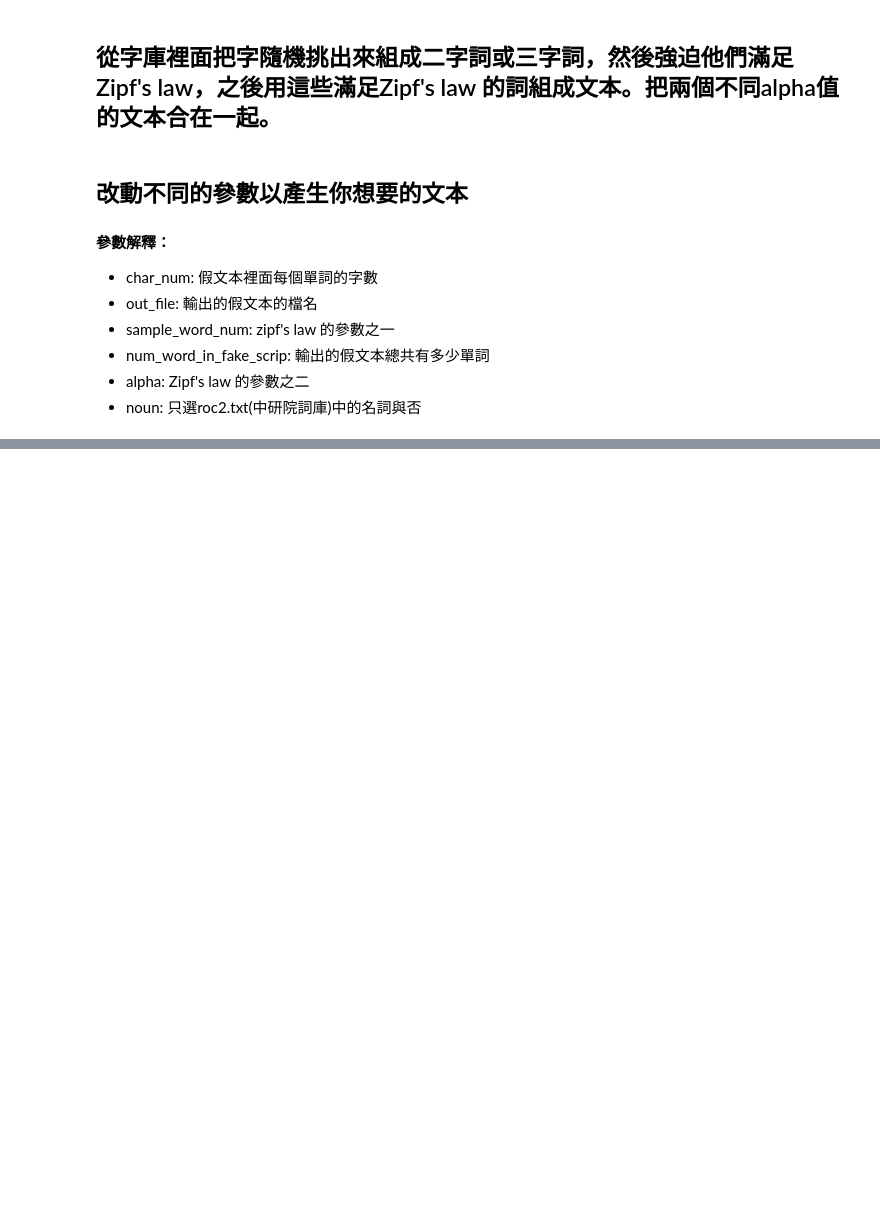
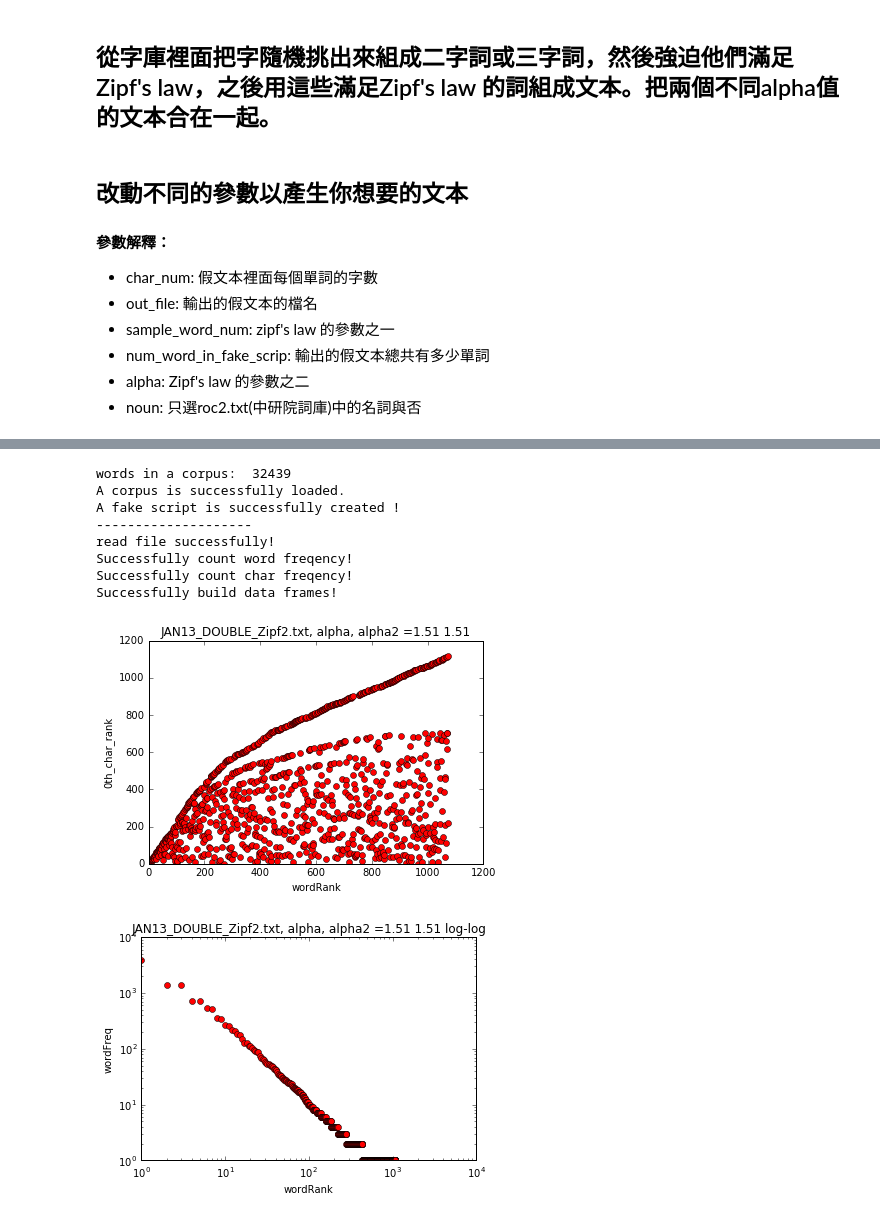
Before and after one commit to godofhoe/2016_Dec_10_fake_script_Vietnamese, a Jupyter notebook: fake_and_doubleZipf_generate_crazy_version.ipynb, the cells around one changed output, grey strips where cells are left out. Cells and saved outputs as stored; diff of their text form; code cells hidden in the pictures; blank space fills up the shorter version.

```diff
--- a/fake_and_doubleZipf_generate_crazy_version.ipynb
+++ b/fake_and_doubleZipf_generate_crazy_version.ipynb
@@ -167,0 +227,28 @@ std=  0.094118196621
+# %%
+filename = 'JAN13_DOUBLE_Zipf2.txt' #change filename if you want to get statictical information of another
+##text file.
+ALPHA = 1.51
+ALPHA2 = 1.51
+
+read_file_generate_fake(char_num = 2, out_file =  filename, sample_word_num = 8000,
+                            num_word_in_fake_scrip = 20000,
+                            alpha = ALPHA, alpha2 = ALPHA2, noun = False)
+#encode = "UTF-16" #(1)
+encode = "UTF-8"   #(2)
+##if anything gets into trouble, use (1) instead of (2), and vise versa.
+
+big, char, word = main(filename,encode)
+
+draw(big,feature = ["0th_char_rank","wordFreq"], x_label = "wordRank", y_label = "charRank",
+         title = filename + ", alpha, alpha2 =" + str(ALPHA) +' '+str(ALPHA2))
+# %% [output]
+words in a corpus:  32439
+A corpus is successfully loaded.
+A fake script is successfully created !
+--------------------
+read file successfully!
+Successfully count word freqency!
+Successfully count char freqency!
+Successfully build data frames!
+[figure, added]
+[figure, added]
```
Also changed, not shown: parts of 16 cells of this notebook.
